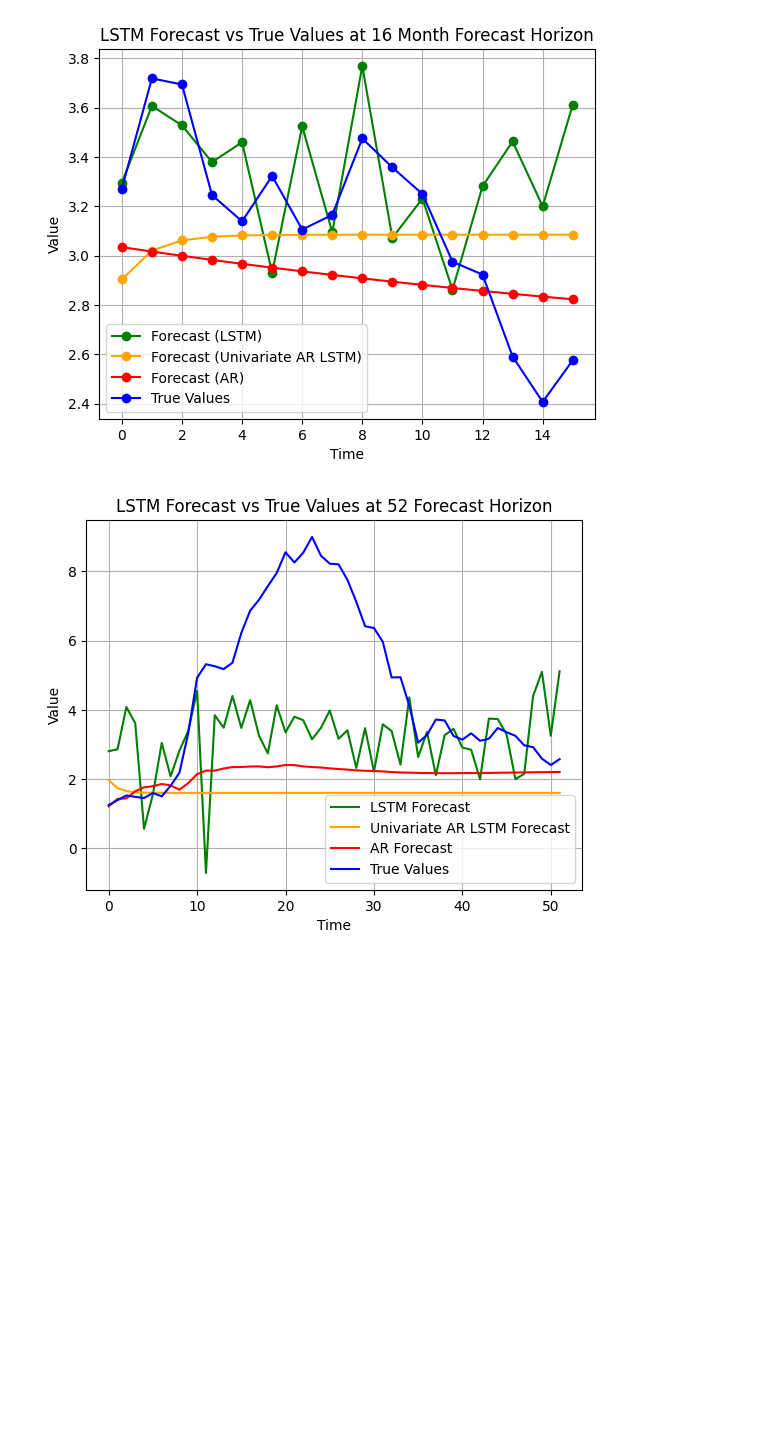
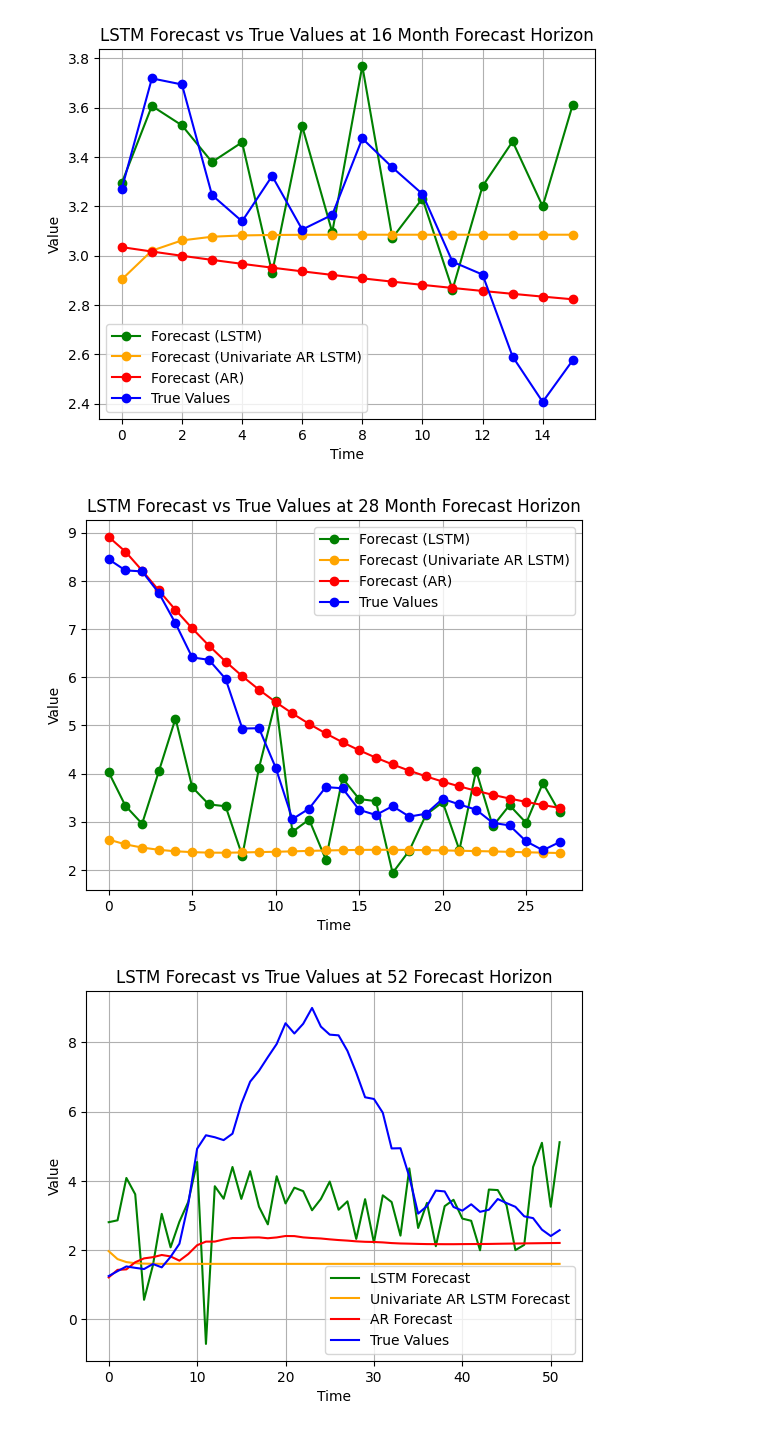
Before and after one commit to JawandS/macroeconvue, a Jupyter notebook: modeling/modeling/visualizer.ipynb, the cells around one changed output. Cells and saved outputs as stored; diff of their text form; code cells hidden in the pictures; blank space fills up the shorter version.

Commit message:
fix visualizer

```diff
--- a/modeling/modeling/visualizer.ipynb
+++ b/modeling/modeling/visualizer.ipynb
@@ -66,6 +66,38 @@ plt.grid()
 plt.show()
 # %% [output]
 [figure]
+# %%
+# Plot lstm forecast of minimum error at 28 month forecast horizon
+inflation_index = pd.read_csv('../current.csv', index_col=0)[1:].dropna()["CPIAUCSL"].index
+
+lstm_data = lstm[lstm['forecast_horizon'] == 28]
+lstm_data = lstm_data[lstm_data['rmse'] == lstm_data['rmse'].min()]
+lstm_forecast = np.array(eval(lstm_data['forecast'].values[0]))
+actual = np.array(eval(lstm_data['actual'].values[0]))
+
+# Get uni ar lstm data
+uni_ar_lstm_data = uni_ar_lstm[uni_ar_lstm['forecast_horizon'] == 28]
+uni_ar_lstm_data = uni_ar_lstm_data[uni_ar_lstm_data['rmse'] == uni_ar_lstm_data['rmse'].min()]
+uni_forecast = np.array(eval(uni_ar_lstm_data['forecast'].values[0]))
+
+# Get AR data
+ar_data = ar[ar['forecast_horizon'] == 28]
+ar_data = ar_data[ar_data['rmse'] == ar_data['rmse'].min()]
+ar_forecast = np.array(eval(ar_data['forecast'].values[0]))
+
+plt.figure()
+plt.plot(lstm_forecast, label='Forecast (LSTM)', color='green', marker='o')
+plt.plot(uni_forecast, label='Forecast (Univariate AR LSTM)', color='orange', marker='o')
+plt.plot(ar_forecast, label='Forecast (AR)', color='red', marker='o')
+plt.plot(actual, label='True Values', color='blue', marker='o')
+plt.title('LSTM Forecast vs True Values at 28 Month Forecast Horizon')
+plt.xlabel('Time')
+plt.ylabel('Value')
+plt.legend()
+plt.grid()
+plt.show()
+# %% [output]
+[figure, added]
 # %%
 # Plot lstm forecast of minimum error at 52 forecast horizon
 inflation_index = pd.read_csv('../current.csv', index_col=0)[1:].dropna()["CPIAUCSL"].index
```
